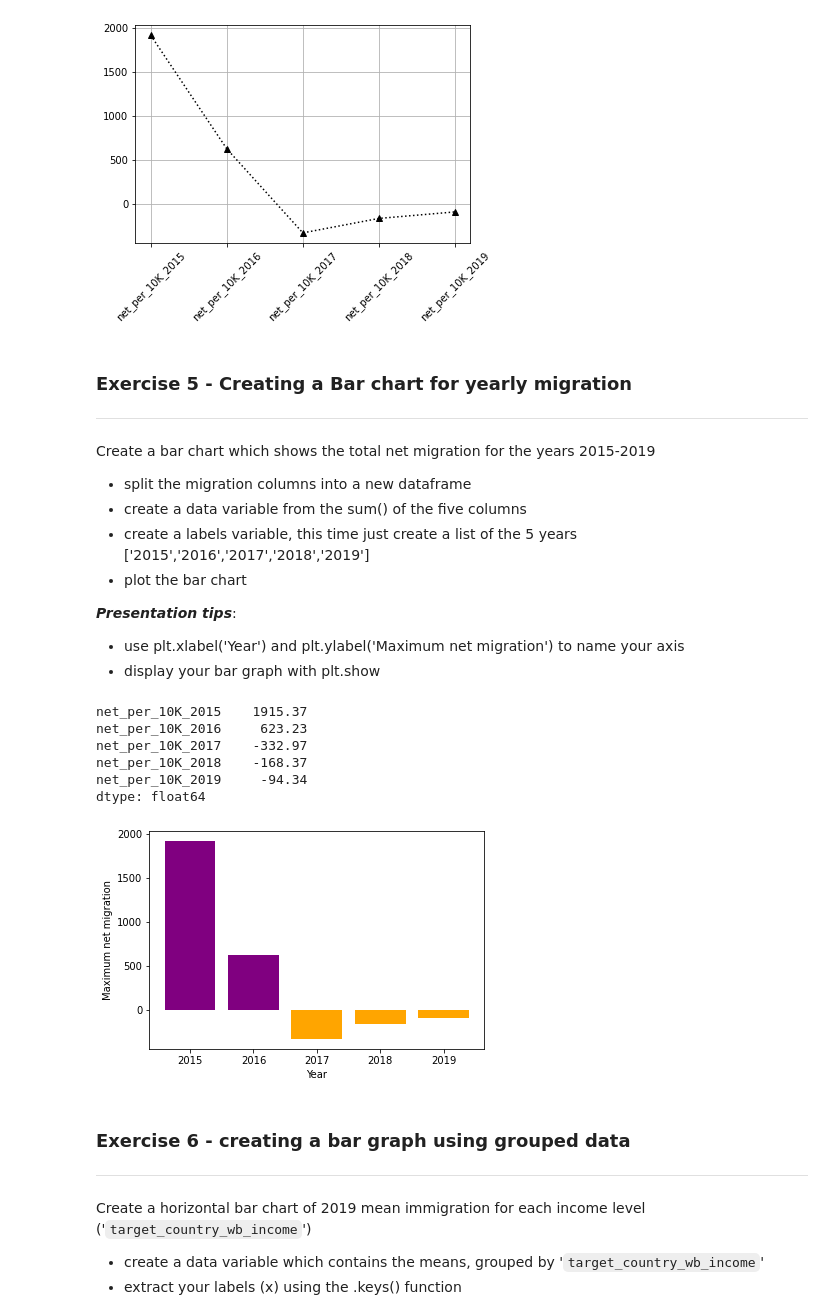
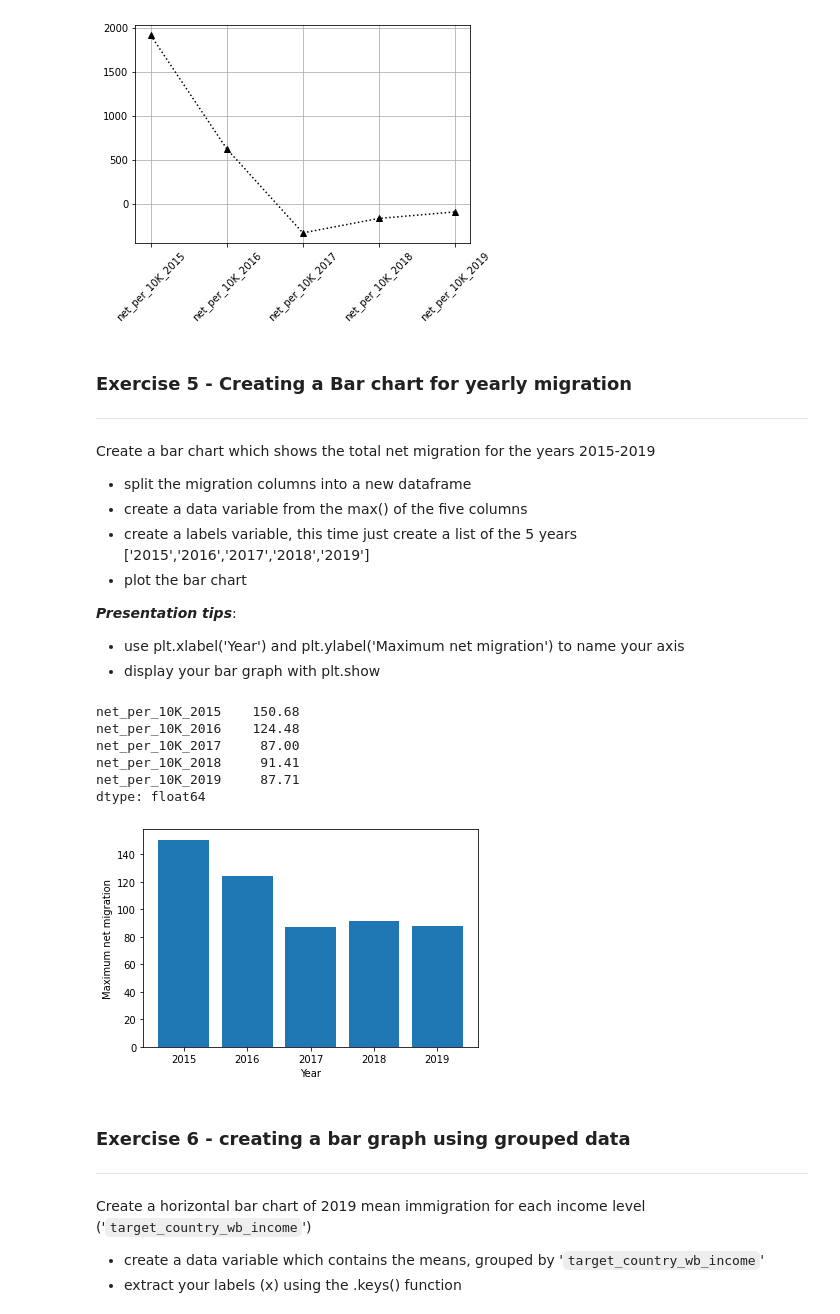
Before and after one commit to blazaropinto/PDA_Data_Analysis_Python, a Jupyter notebook: Correlation_and_visualisation.ipynb, the cells around one changed output. Drawn from its saved outputs; the diff is of its cells as text; code cells hidden in the pictures.

```diff
--- a/Correlation_and_visualisation.ipynb
+++ b/Correlation_and_visualisation.ipynb
@@ -302,7 +302,7 @@ plt.show()
 Create a bar chart which shows the total net migration for the years 2015-2019
 
 * split the migration columns into a new dataframe
-* create a data variable from the sum() of the five columns
+* create a data variable from the max() of the five columns
 * create a labels variable, this time just create a list of the 5 years ['2015','2016','2017','2018','2019']
 * plot the bar chart
 
@@ -311,23 +311,23 @@ Create a bar chart which shows the total net migration for the years 2015-2019
 * display your bar graph with plt.show
 # %%
 df_net_migration = df[['net_per_10K_2015', 'net_per_10K_2016', 'net_per_10K_2017', 'net_per_10K_2018', 'net_per_10K_2019']]
-mig_sum = df_net_migration.sum()
+mig_sum = df_net_migration.max()
 mig_sum
 # %% [output]
-net_per_10K_2015    1915.37
-net_per_10K_2016     623.23
-net_per_10K_2017    -332.97
-net_per_10K_2018    -168.37
-net_per_10K_2019     -94.34
+net_per_10K_2015    150.68
+net_per_10K_2016    124.48
+net_per_10K_2017     87.00
+net_per_10K_2018     91.41
+net_per_10K_2019     87.71
 dtype: float64
 # %%
 labels_count = ['2015','2016','2017','2018','2019']
-plt.bar(labels_count, mig_sum, color=(mig_sum>0).map({True:'purple', False: 'orange'}))
+plt.bar(labels_count, mig_sum)
 plt.xlabel('Year')
 plt.ylabel('Maximum net migration')
 plt.show()
 # %% [output]
-[figure, old version]
+[figure, new version]
 # %% [markdown]
 ### Exercise 6 - creating a bar graph using grouped data
 ---
```
Also changed, not shown: parts of 1 cell of this notebook.
